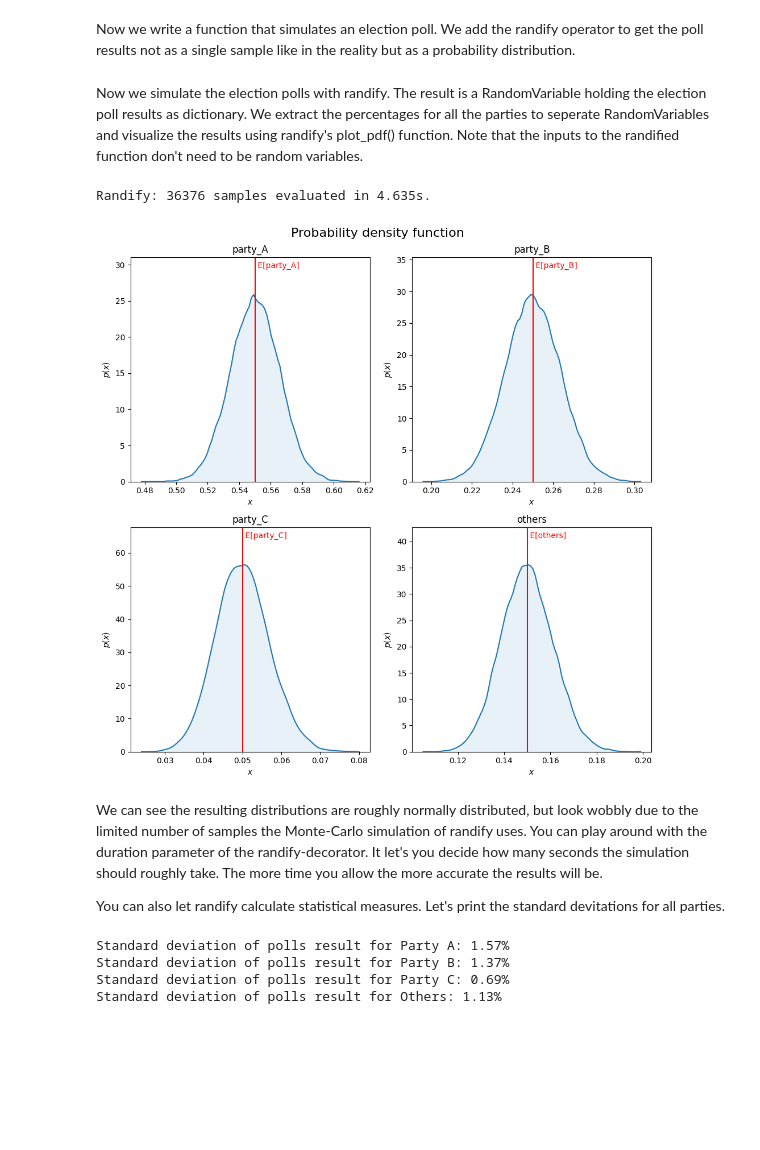
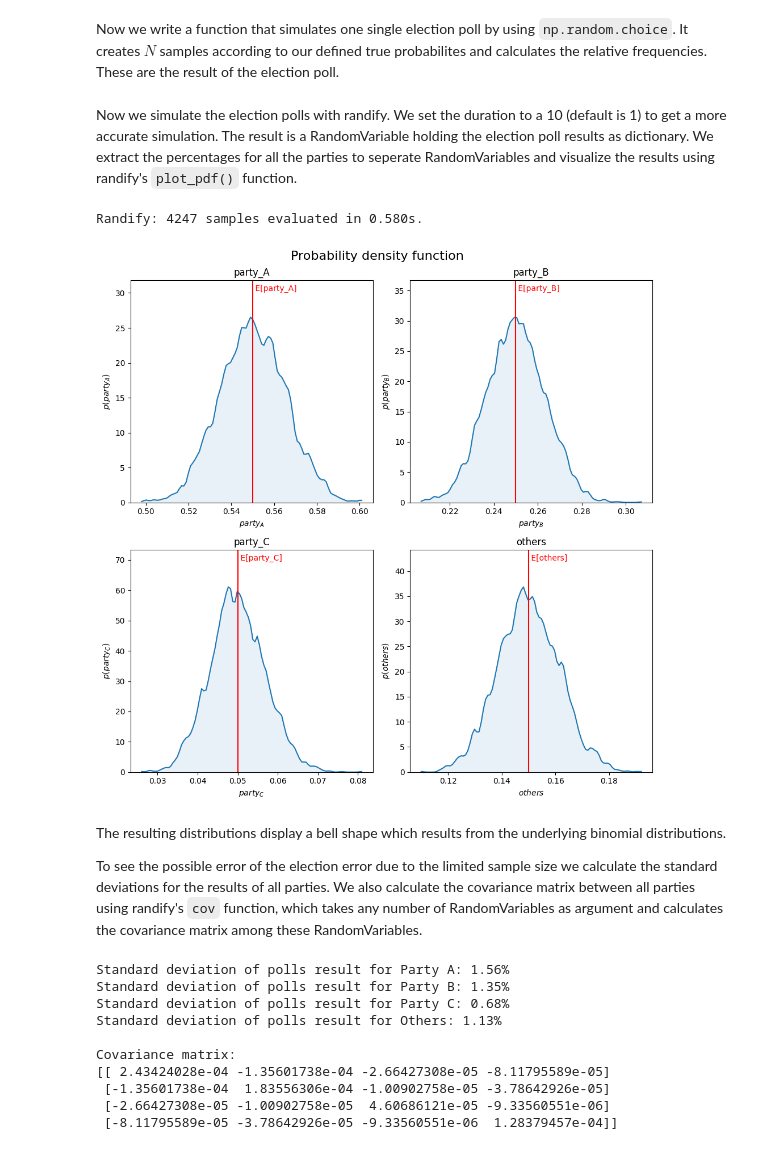
Before and after one commit to jonasnebl/randify, a Jupyter notebook: examples/election_poll.ipynb, the cells around one changed output. Cells and saved outputs as stored; diff of their text form; code cells hidden in the pictures; blank space fills up the shorter version.

```diff
--- a/examples/election_poll.ipynb
+++ b/examples/election_poll.ipynb
@@ -23,6 +24,6 @@ true_results = {
     "party_C": 0.05,
     "others" : 0.15
 }
-# %% [markdown]
-Now we write a function that simulates an election poll. We add the randify operator to get the poll results not as a single sample like in the reality but as a probability distribution.
+# %% [markdown]
+Now we write a function that simulates one single election poll by using `np.random.choice`. It creates $ N $ samples according to our defined true probabilites and calculates the relative frequencies. These are the result of the election poll.
 # %%
@@ -34,35 +34,44 @@ def election_poll(true_results, N):
         poll_results[party] = np.sum(sample_results == party) / N
     return poll_results
 # %% [markdown]
-Now we simulate the election polls with randify. The result is a RandomVariable holding the election poll results as dictionary. We extract the percentages for all the parties to seperate RandomVariables and visualize the results using randify's plot_pdf() function. Note that the inputs to the randified function don't need to be random variables.
+Now we simulate the election polls with randify. We set the duration to a 10 (default is 1) to get a more accurate simulation. The result is a RandomVariable holding the election poll results as dictionary. We extract the percentages for all the parties to seperate RandomVariables and visualize the results using randify's `plot_pdf()` function.
 # %%
-poll_results = election_poll(true_results, N)
+poll_results = randify(election_poll, duration=10)(true_results, N)
 
 party_A_percentage = poll_results["party_A"]
 party_B_percentage = poll_results["party_B"]
 party_C_percentage = poll_results["party_C"]
 others_percentage = poll_results["others"]
 
 plot_pdf(party_A=party_A_percentage,
          party_B=party_B_percentage,
          party_C=party_C_percentage,
          others=others_percentage)
 # %% [output]
-Randify: 36376 samples evaluated in 4.635s.
+Randify: 4247 samples evaluated in 0.580s.
-[figure, old version]
+[figure, new version]
-# %% [markdown]
-We can see the resulting distributions are roughly normally distributed, but look wobbly due to the limited number of samples the Monte-Carlo simulation of randify uses. You can play around with the duration parameter of the randify-decorator. It let's you decide how many seconds the simulation should roughly take. The more time you allow the more accurate the results will be.
-
-You can also let randify calculate statistical measures. Let's print the standard devitations for all parties.
+# %% [markdown]
+The resulting distributions display a bell shape which results from the underlying binomial distributions.
+
+To see the possible error of the election error due to the limited sample size we calculate the standard deviations for the results of all parties. We also calculate the covariance matrix between all parties using randify's `cov` function, which takes any number of RandomVariables as argument and calculates the covariance matrix among these RandomVariables.
 # %%
 print("Standard deviation of polls result for Party A: {:.2f}%".format(np.sqrt(party_A_percentage.variance)*100))
 print("Standard deviation of polls result for Party B: {:.2f}%".format(np.sqrt(party_B_percentage.variance)*100))
 print("Standard deviation of polls result for Party C: {:.2f}%".format(np.sqrt(party_C_percentage.variance)*100))
 print("Standard deviation of polls result for Others: {:.2f}%".format(np.sqrt(others_percentage.variance)*100))
+
+print("\nCovariance matrix:")
+print(cov(party_A_percentage, party_B_percentage, party_C_percentage, others_percentage))
 # %% [output]
-Standard deviation of polls result for Party A: 1.57%
-Standard deviation of polls result for Party B: 1.37%
-Standard deviation of polls result for Party C: 0.69%
+Standard deviation of polls result for Party A: 1.56%
+Standard deviation of polls result for Party B: 1.35%
+Standard deviation of polls result for Party C: 0.68%
 Standard deviation of polls result for Others: 1.13%
+
+Covariance matrix:
+[[ 2.43424028e-04 -1.35601738e-04 -2.66427308e-05 -8.11795589e-05]
+ [-1.35601738e-04  1.83556306e-04 -1.00902758e-05 -3.78642926e-05]
+ [-2.66427308e-05 -1.00902758e-05  4.60686121e-05 -9.33560551e-06]
+ [-8.11795589e-05 -3.78642926e-05 -9.33560551e-06  1.28379457e-04]]
 # %% [markdown]
 The results show significant standard deviations for a sample size of 1000 asked poll participants. These deviations can solely be attributed to the limited the sample size. Selection bias can further introduce errors, e.g. when the poll is conducted via internet, as people not using the internet regularly will be underrepresented.
```
Also changed, not shown: parts of 5 cells of this notebook, 12 other files.
